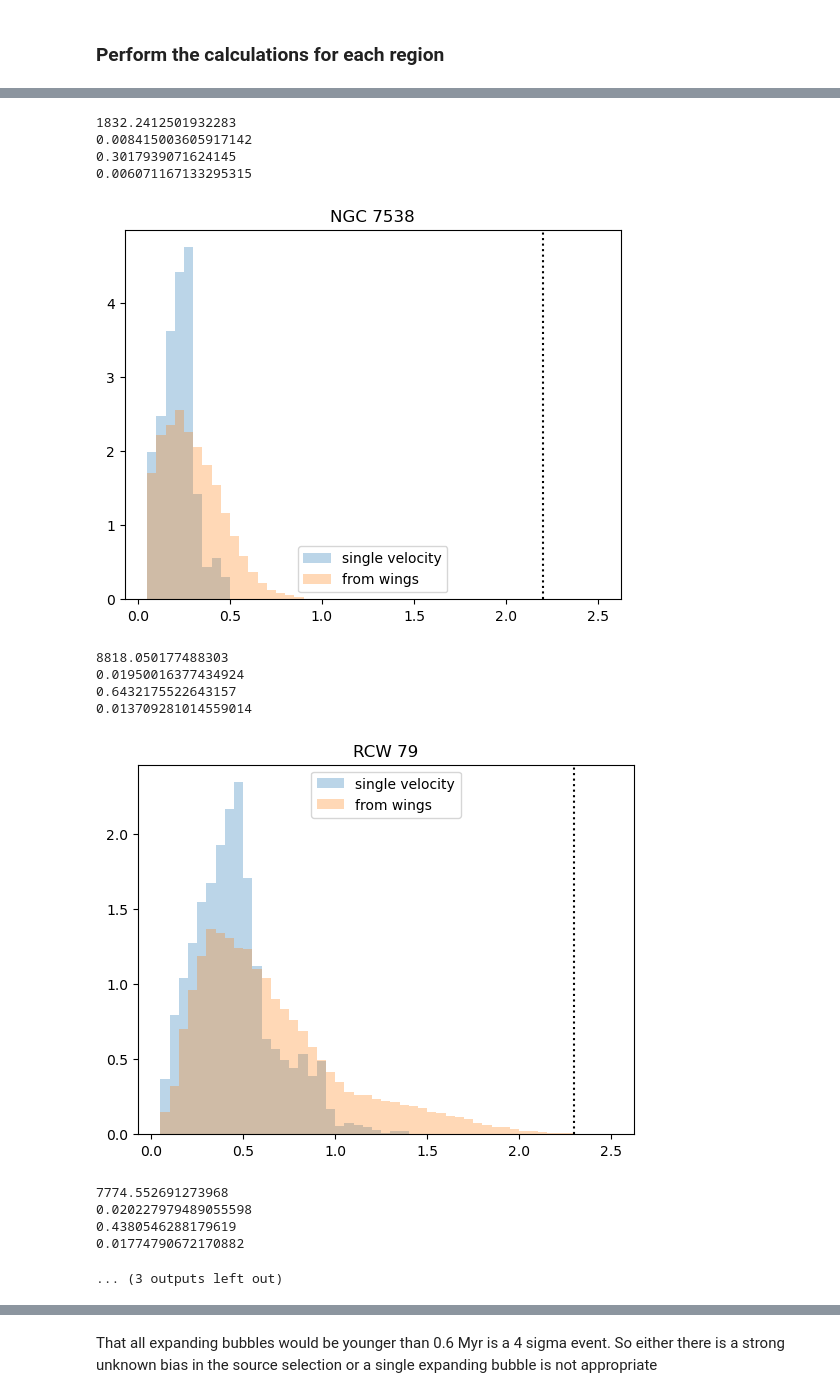
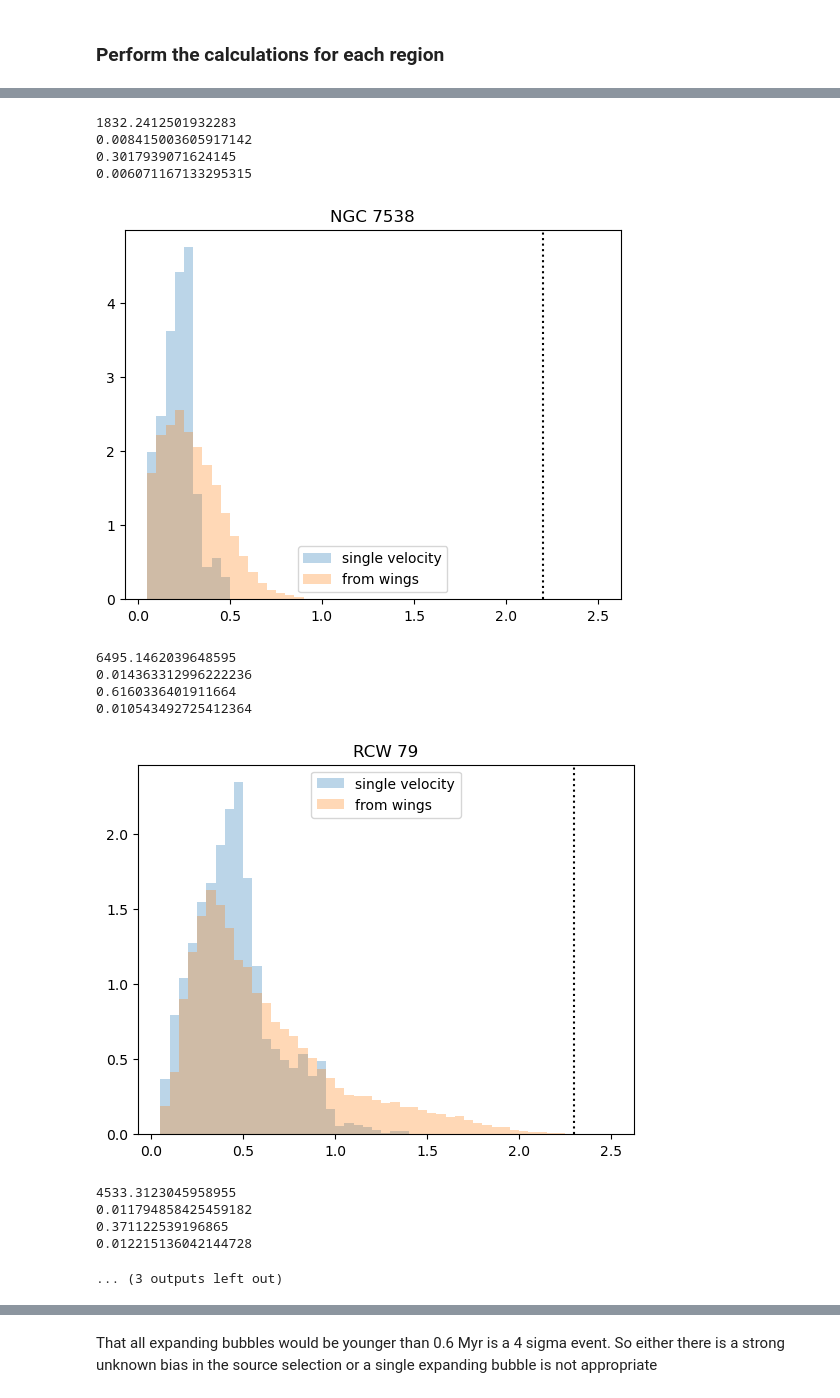
Before and after one commit to lmlb-astro/timescale-CII-, a Jupyter notebook: calc_mass_rate.ipynb, the cells around one changed output, grey strips where cells are left out. Saved outputs shown, nothing was run; the diff lists cells and outputs as text; code cells hidden in the pictures.

```diff
--- a/calc_mass_rate.ipynb
+++ b/calc_mass_rate.ipynb
@@ -45,19 +45,21 @@ H_in_gram = 2.2e-24
 ## 6: end velocity red wing
 ## 7: central velocity in the region
 ## 8: rms for the region
-## -4: cloud mass
+## -6: cloud mass in 15 pc
+## -5: cloud mass in 5 pc
+## -4: cloud mass in 10 pc
 ## -3: right ascension in hh:mm:ss or decimal form
 ## -2: declination in deg:mm:ss or decimal form
 ## -1: name of the region
 names = {
-    'W40_CII_final_20_8_0p5_clean': [502., 9.91, 0.9, -14., 1., 11., 23., 6., 0.5, 14900., '18:31:27.83', '-02:05:23.7', 'W40'],
-    'RCW36_CII_final_20_8_0p5_clean': [950., 8.05, 1.1, -12., 1.65, 11.65, 22., 6.65, 0.9, 16200., '08:59:29.0', '-43:45:06.0', 'RCW 36'],
-    'RCW120_CII_final_20_8_0p5_clean': [1680., 11.7, 1.2, -30., -12.5, -2.5, 18., -7.5, 0.5, 5450., '17:12:20.8', '-38:29:25.5', 'RCW 120'],
+    'W40_CII_final_20_8_0p5_clean': [502., 9.91, 0.9, -14., 1., 11., 23., 6., 0.5, 18800., 8200., 14900., '18:31:27.83', '-02:05:23.7', 'W40'],
+    'RCW36_CII_final_20_8_0p5_clean': [950., 8.05, 1.1, -12., 1.65, 11.65, 22., 6.65, 0.9, 25000., 7200., 16200., '08:59:29.0', '-43:45:06.0', 'RCW 36'],
+    'RCW120_CII_final_20_8_0p5_clean': [1680., 11.7, 1.2, -27., -12.5, -2.5, 18., -7.5, 0.5, 5450., 4800., 5450., '17:12:20.8', '-38:29:25.5', 'RCW 120'],
     #'OrionA_CII_final_20_8_0p5_clean': [414., '05:35:16.46', '-05:23:22.8', 'M42'],
-    'NGC7538_CII_final_20_8_0p5_clean': [2650., 10.7, 2.2, -80., -61.2, -50.2, -33., -55.8, 0.8, 33300., '23:13:34.5', '61:30:14.3', 'NGC 7538'],
-    'RCW79_CII_final_20_8_0p5_clean': [3900., 9.7, 2.3, -70., -52.2, -42.2, -26., -47.2, 0.6, 6300., '13:40:09.1', '-61:43:51.9', 'RCW 79'],
-    'm16_CII_final_20_8_0p5_clean': [1706., 8.04, 1.3, 5., 16.8, 26.8, 41., 21.8, 0.5, 16700., 274.67, -13.78, 'M16'],
-    'm17_CII_final_20_8_0p5_clean': [1900., 13.0, 0.58, -11., 12.9, 26.7, 52., 19.8, 0.5, 54600., 275.1, -16.16, 'M17'],
+    'NGC7538_CII_final_20_8_0p5_clean': [2650., 10.7, 2.2, -80., -61.2, -50.2, -33., -55.8, 0.8, 47700., 18300., 33300., '23:13:34.5', '61:30:14.3', 'NGC 7538'],
+    'RCW79_CII_final_20_8_0p5_clean': [3900., 9.7, 2.3, -70., -52.2, -38., -26., -47.2, 0.6, 8500., 1600., 6300., '13:40:09.1', '-61:43:51.9', 'RCW 79'],
+    'm16_CII_final_20_8_0p5_clean': [1706., 8.04, 1.3, 5., 16.8, 30.0, 41., 21.8, 0.5, 25800., 5600., 16700., 274.67, -13.78, 'M16'],
+    'm17_CII_final_20_8_0p5_clean': [1900., 13.0, 0.58, -11., 12.9, 37., 52., 19.8, 0.5, 87500., 28500., 54600., 275.1, -16.16, 'M17'],
     #'RCW49_CII_final_20_8_0p5_clean': [4160., 12.2, '', '', 'RCW 49'],
 }
 
@@ -155,8 +164,14 @@ print(f3)
 ## lists to store results
 dts_from_clus, dts_from_wings = [], []
 rates_from_clus, rates_from_wings = [], []
-times_from_clus, times_from_wings = [], []
-tot_times_from_clus, tot_times_from_wings = [], []
+
+times_from_clus10, times_from_wings10 = [], []
+tot_times_from_clus10, tot_times_from_wings10 = [], []
+times_from_clus5, times_from_wings5 = [], []
+tot_times_from_clus5, tot_times_from_wings5 = [], []
+times_from_clus15, times_from_wings15 = [], []
+tot_times_from_clus15, tot_times_from_wings15 = [], []
+
 name_list = []
 
 ## loop over all regions
@@ -242,12 +257,24 @@ for name in names:
     #### calculate the cloud lifetime ####
 
     ## current estimated lifetime
-    times_from_clus.append(names[name][-4]/mrate1/1e6)
-    times_from_wings.append(names[name][-4]/mrate2/1e6)
+    times_from_clus10.append(names[name][-4]/mrate1/1e6)
+    times_from_wings10.append(names[name][-4]/mrate2/1e6)
+
+    times_from_clus5.append(names[name][-5]/mrate1/1e6)
+    times_from_wings5.append(names[name][-5]/mrate2/1e6)
+
+    times_from_clus15.append(names[name][-6]/mrate1/1e6)
+    times_from_wings15.append(names[name][-6]/mrate2/1e6)
 
     ## include cluster age estimate
-    tot_times_from_clus.append(names[name][-4]/mrate1/1e6 + names[name][2])
-    tot_times_from_wings.append(names[name][-4]/mrate2/1e6 + names[name][2])
+    tot_times_from_clus10.append(names[name][-4]/mrate1/1e6 + names[name][2])
+    tot_times_from_wings10.append(names[name][-4]/mrate2/1e6 + names[name][2])
+
+    tot_times_from_clus5.append(names[name][-5]/mrate1/1e6 + names[name][2])
+    tot_times_from_wings5.append(names[name][-5]/mrate2/1e6 + names[name][2])
+
+    tot_times_from_clus15.append(names[name][-6]/mrate1/1e6 + names[name][2])
+    tot_times_from_wings15.append(names[name][-6]/mrate2/1e6 + names[name][2])
 
     ## store name
     name_list.append(names[name][-1])
@@ -282,17 +309,17 @@ WARNING: FITSFixedWarning: 'celfix' made the change 'Success'. [astropy.wcs.wcs]
 1832.2412501932283
 0.008415003605917142
 0.3017939071624145
 0.006071167133295315
 [figure]
-8818.050177488303
-0.01950016377434924
-0.6432175522643157
-0.013709281014559014
+6495.1462039648595
+0.014363312996222236
+0.6160336401911664
+0.010543492725412364
-[figure, old version]
+[figure, new version]
-7774.552691273968
-0.020227979489055598
-0.4380546288179619
-0.01774790672170882
+4533.3123045958955
+0.011794858425459182
+0.371122539196865
+0.012215136042144728
 ... (3 outputs left out)
 # %%
 print(dts_from_clus)
```
Also changed, not shown: parts of 5 cells of this notebook, 1 other file.
